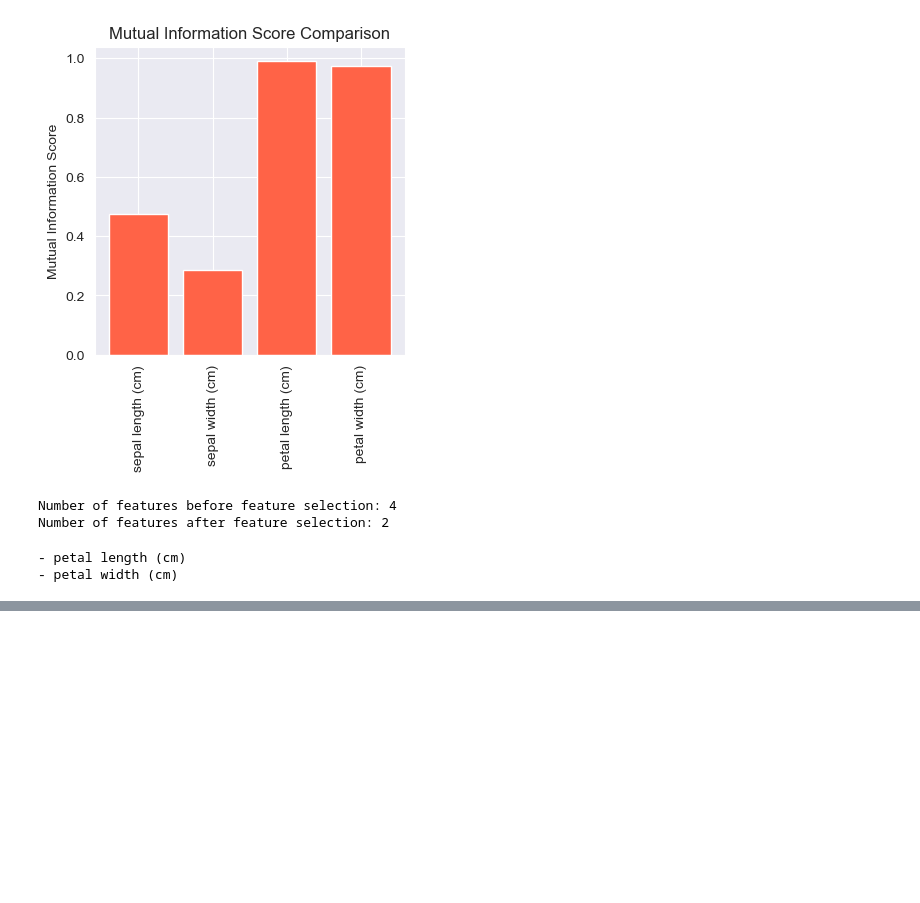
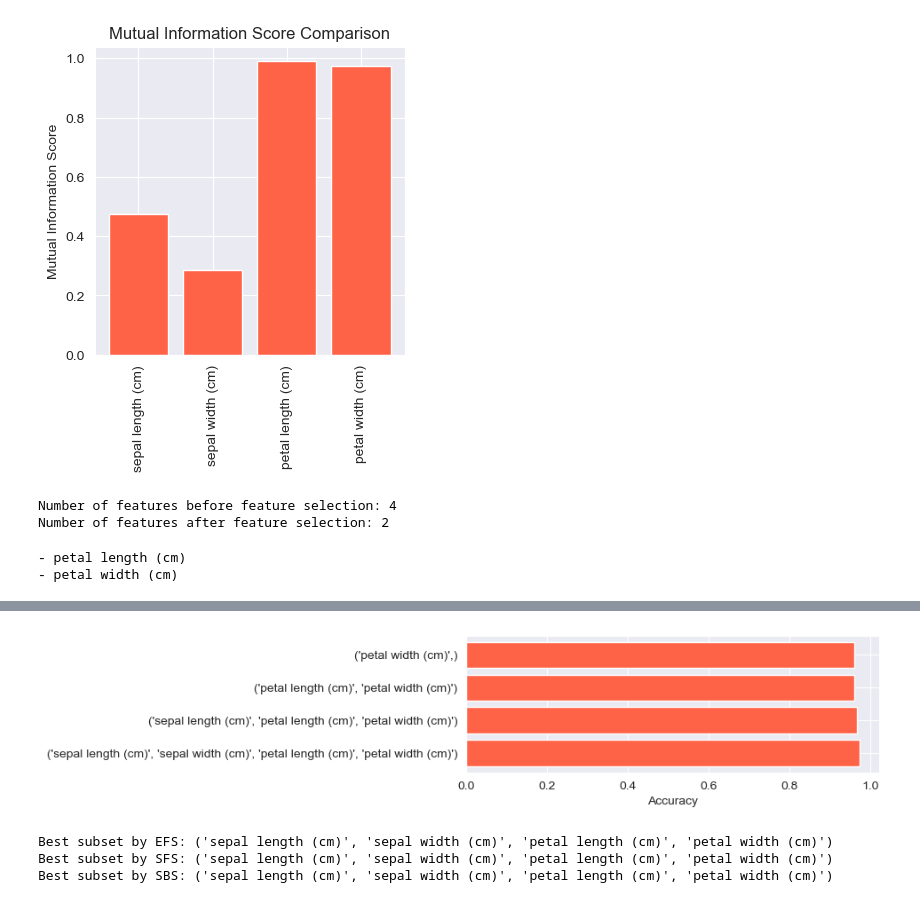
Before and after one commit to yashlad27/TY-Sem2, a Jupyter notebook: ML_Lab/ML_Lab01_Feature_Selection.ipynb, the cells around one changed output, grey strips where cells are left out. Drawn from its saved outputs; the diff is of its cells as text; code cells hidden in the pictures; blank space fills up the shorter version.

```diff
--- a/ML_Lab/ML_Lab01_Feature_Selection.ipynb
+++ b/ML_Lab/ML_Lab01_Feature_Selection.ipynb
@@ -181,0 +312,20 @@ ModuleNotFoundError: No module named 'mlxtend'
+# %%
+# Create a logistic regression classifier
+lr = LogisticRegression()
+
+# Create an SFS object
+sbs = SFS(estimator=lr,       # Use logistic regression as our classifier
+          k_features=(1, 4),  # Consider any feature combination between 1 and 4
+          forward=False,       # Set forward to True when we want to perform SFS
+          scoring='accuracy', # The metric to use to evaluate the classifier is accuracy
+          cv=5)               # The number of cross-validations to perform is 5
+# %%
+# Train SFS with our dataset
+sbs = sbs.fit(X_data, y_data)
+
+# Print the results
+print('Best accuracy score: %.2f' % sbs.k_score_)   # k_score_ shows the best score
+print('Best subset (indices):', sbs.k_feature_idx_) # k_feature_idx_ shows the index of features
+                                                    # that yield the best score
+print('Best subset (corresponding names):', sbs.k_feature_names_) # k_feature_names_ shows the feature names
+                                                                  # that yield the best score
@@ -181,0 +353,3 @@ ModuleNotFoundError: No module named 'mlxtend'
+# %%
+sbs_results = pd.DataFrame.from_dict(sbs.subsets_).T
+sbs_results
@@ -181,0 +362,23 @@ ModuleNotFoundError: No module named 'mlxtend'
+# %%
+# Create a horizontal bar chart for visualizing
+# the performance of each subset of features
+fig, ax = plt.subplots(figsize=(6,2))
+y_pos = np.arange(len(sbs_results))
+ax.barh(y_pos,
+        sbs_results['avg_score'],
+        color='tomato')
+ax.set_yticks(y_pos)
+ax.set_yticklabels(sbs_results['feature_names'])
+ax.set_xlabel('Accuracy')
+plt.show()
+# %% [output]
+[figure, added]
+# %%
+# Compare the selection generated by EFS, SFS, and SBS
+print('Best subset by EFS:', efs.best_feature_names_)
+print('Best subset by SFS:', sfs.k_feature_names_)
+print('Best subset by SBS:', sbs.k_feature_names_)
+# %% [output]
+Best subset by EFS: ('sepal length (cm)', 'sepal width (cm)', 'petal length (cm)', 'petal width (cm)')
+Best subset by SFS: ('sepal length (cm)', 'sepal width (cm)', 'petal length (cm)', 'petal width (cm)')
+Best subset by SBS: ('sepal length (cm)', 'sepal width (cm)', 'petal length (cm)', 'petal width (cm)')
```
Also changed, not shown: parts of 13 cells of this notebook.
